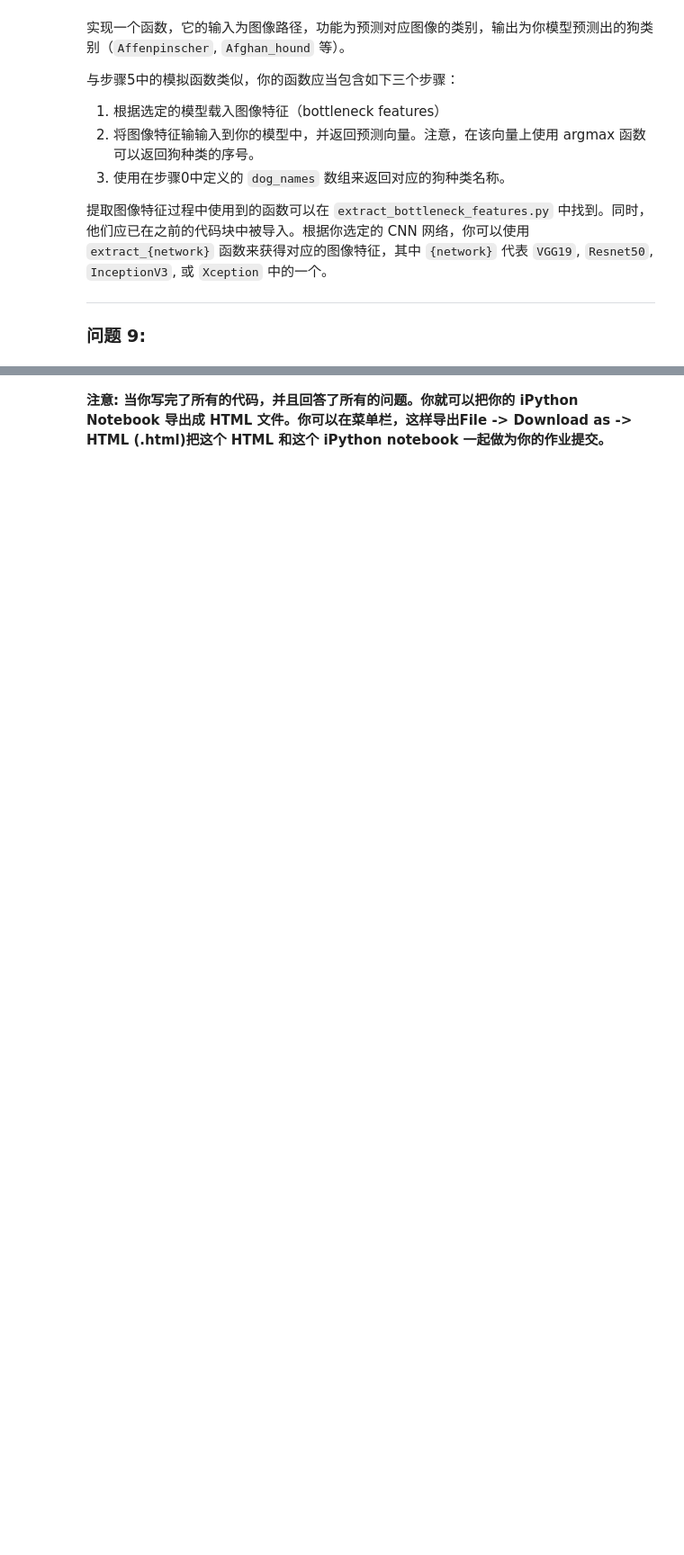
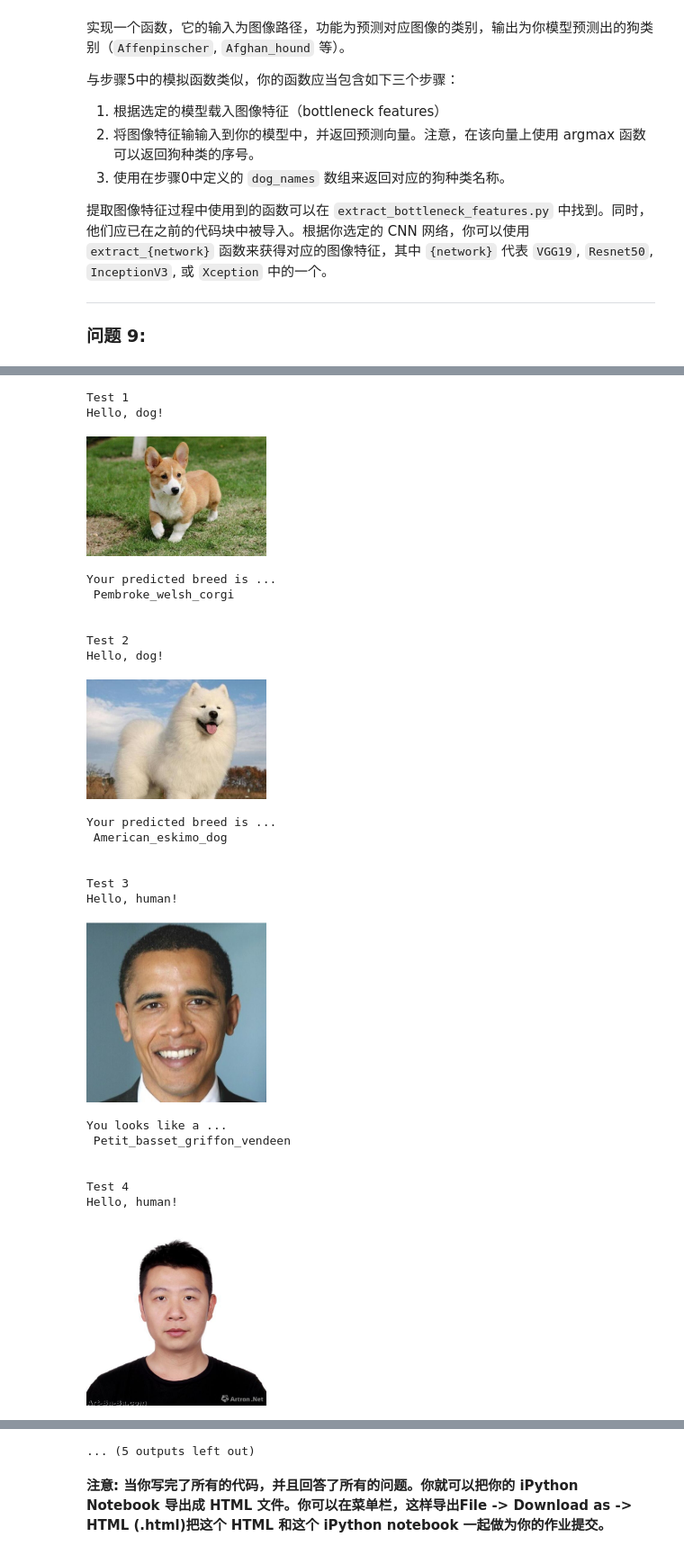
Before and after one commit to NARUTONBM/Uda-machine-learning, a Jupyter notebook: deep_learning/dog-project/dog_app.ipynb, the cells around one changed output, grey strips where cells are left out. Shown: that part at 90% size. Saved outputs shown, nothing was run; the diff lists cells and outputs as text; code cells hidden in the pictures; blank space fills up the shorter version.

```diff
--- a/deep_learning/dog-project/dog_app.ipynb
+++ b/deep_learning/dog-project/dog_app.ipynb
@@ -669,0 +696,8 @@ __回答:__
+# %%
+### TODO: 训练模型
+checkpointer = ModelCheckpoint(filepath='saved_models/weights.best.Xception.hdf5',
+                               verbose=1, save_best_only=True)
+
+Xception_model.fit(train_Xception, train_targets,
+          validation_data=(valid_Xception, valid_targets),
+          epochs=20, batch_size=20, callbacks=[checkpointer], verbose=1)
@@ -670,5 +723,6 @@ __回答:__
 # %%
 ### TODO: 加载具有最佳验证loss的模型权重
+Xception_model.load_weights('saved_models/weights.best.Xception.hdf5')
 # %% [markdown]
 ---
 
@@ -708,3 +765,13 @@ __回答:__
+# %%
+### TODO: 写一个函数，该函数将图像的路径作为输入
+### 然后返回此模型所预测的狗的品种
+def Xception_predict_breed(img_path):
+    # 提取bottleneck特征
+    bottleneck_feature = extract_Xception(path_to_tensor(img_path))
+    # 获取预测向量
+    predicted_vector = Xception_model.predict(bottleneck_feature)
+    # 返回此模型预测的狗的品种
+    return dog_names[np.argmax(predicted_vector)].split(".")[1]
 # %% [markdown]
 ---
 
@@ -741,3 +805,20 @@ __回答:__
+# %%
+### TODO: 设计你的算法
+### 自由地使用所需的代码单元数吧
+from IPython.core.display import Image, display
+
+def dog_breed_algorithm(img_path):
+    if dog_detector(img_path):
+        print('Hello, dog!')
+        display(Image(img_path, width=200, height=200))
+        print('Your predicted breed is ...\n %s' % Xception_predict_breed(img_path))
+    elif face_detector(img_path):
+        print('Hello, human!')
+        display(Image(img_path, width=200, height=200))
+        print('You looks like a ...\n %s' % Xception_predict_breed(img_path))
+    else:
+        display(Image(img_path, width=200, height=200))
+        print('Could not identify a human or a dog in this image!')
 # %% [markdown]
 ---
 <a id='step7'></a>
@@ -761,0 +844,34 @@ __回答:__
+# %%
+## TODO: 在你的电脑上，在步骤6中，至少在6张图片上运行你的算法。
+## 自由地使用所需的代码单元数吧
+tests = ['keji', 'samo', 'face1', 'face2', 'duanmao', 'zifeng', 'cat', 'jinmao']
+for i in range(len(tests)):
+    filename = 'images/' + tests[i] + '.jpg'
+    print('Test %d' % (i + 1))
+    dog_breed_algorithm(filename)
+    print('\n')
+# %% [output]
+Test 1
+Hello, dog!
+[figure, added]
+Your predicted breed is ...
+ Pembroke_welsh_corgi
+
+
+Test 2
+Hello, dog!
+[figure, added]
+Your predicted breed is ...
+ American_eskimo_dog
+
+
+Test 3
+Hello, human!
+[figure, added]
+You looks like a ...
+ Petit_basset_griffon_vendeen
+
+
+Test 4
+Hello, human!
+[figure, added]
@@ -762,2 +891,3 @@ __回答:__
+... (5 outputs left out)
 # %% [markdown]
 **注意: 当你写完了所有的代码，并且回答了所有的问题。你就可以把你的 iPython Notebook 导出成 HTML 文件。你可以在菜单栏，这样导出File -> Download as -> HTML (.html)把这个 HTML 和这个 iPython notebook 一起做为你的作业提交。**
```
Also changed, not shown: parts of 31 cells of this notebook, 11 other files.
